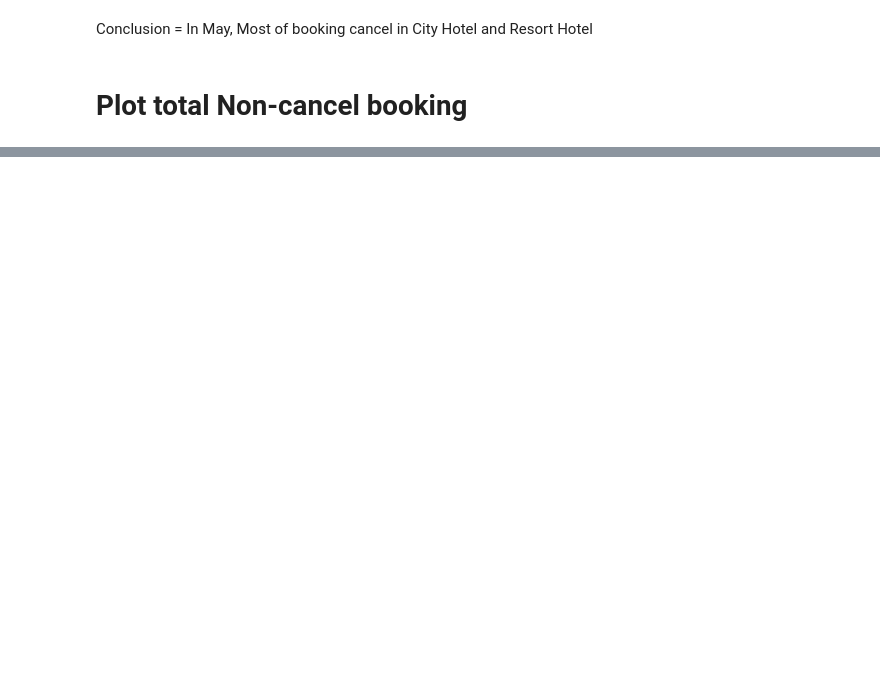
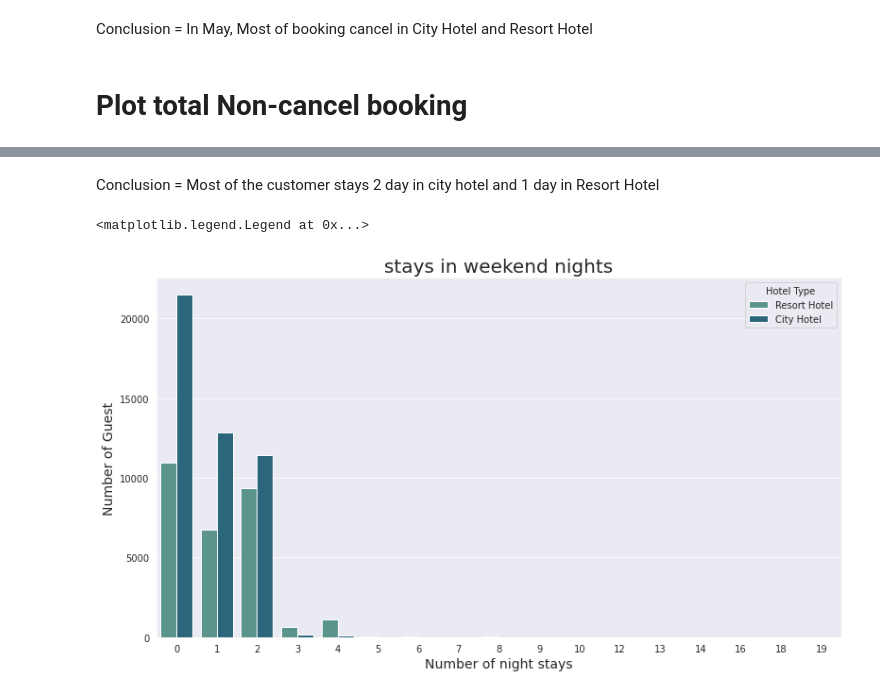
Before and after one commit to machave11/Hotel-Booking-Analysis, a Jupyter notebook: Nikhil_Machave|Copy_of_Hotel_Booking_Analysis_Capstone_Project.ipynb, the cells around one changed output, grey strips where cells are left out. Cells and saved outputs as stored; diff of their text form; code cells hidden in the pictures; blank space fills up the shorter version.

```diff
--- a/Nikhil_Machave|Copy_of_Hotel_Booking_Analysis_Capstone_Project.ipynb
+++ b/Nikhil_Machave|Copy_of_Hotel_Booking_Analysis_Capstone_Project.ipynb
@@ -181,0 +170,13 @@ plt.legend(prop={'size':14})
+# %% [markdown]
+Conclusion = Most of the customer stays 2 day in city hotel and 1 day in Resort Hotel
+# %%
+#Countplot for customer stays in weekend
+sns.set_style('darkgrid')
+plt.figure(figsize=(13,7))
+sns.countplot(data = df2, x = 'stays_in_weekend_nights', hue='hotel', palette="crest").set_title('stays in weekend nights', fontsize =20)
+plt.xlabel("Number of night stays", fontsize=14)
+plt.ylabel("Number of Guest", fontsize=14)
+plt.legend(title = "Hotel Type",loc = 1)
+# %% [output]
+<matplotlib.legend.Legend at 0x...>
+[figure, added]
```
Also changed, not shown: parts of 31 cells of this notebook.
